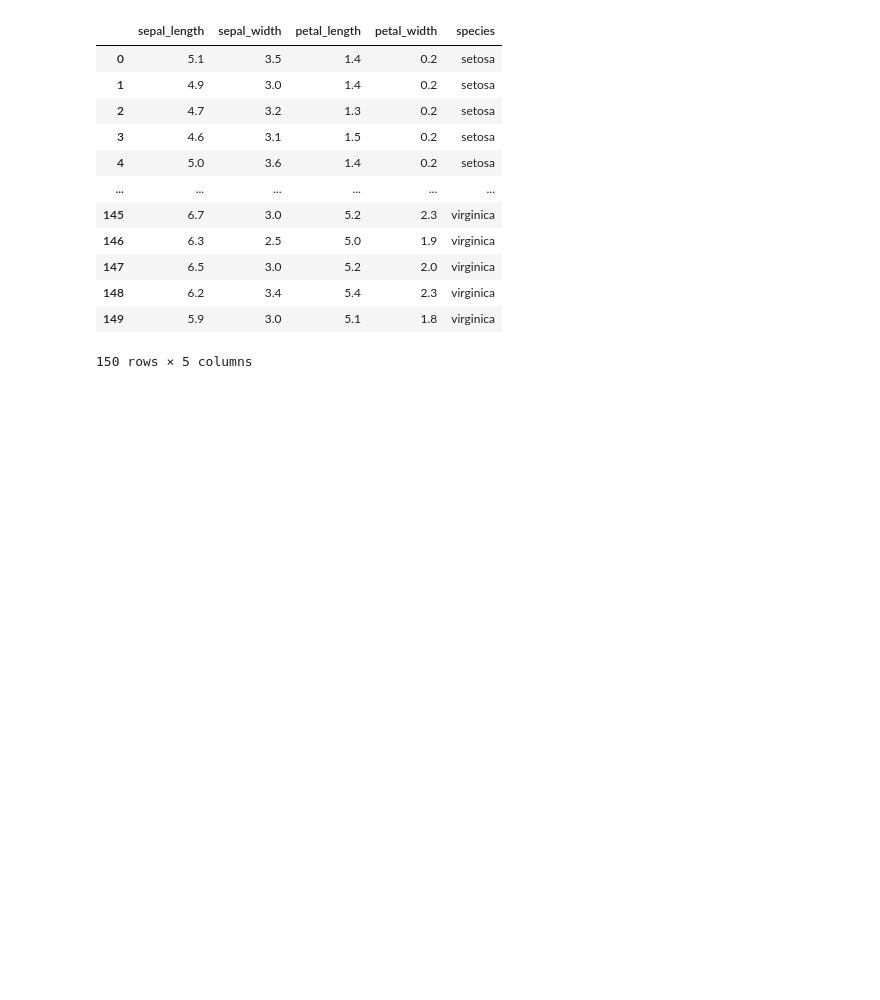
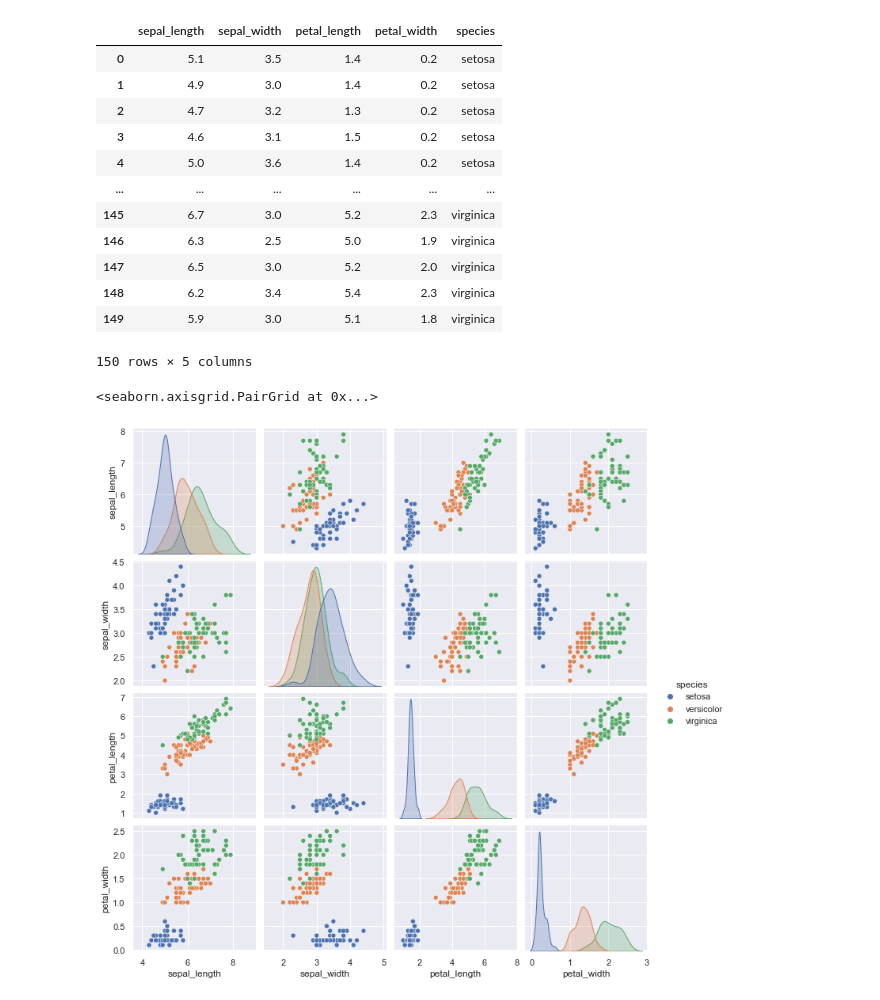
Before and after one commit to KeenWarrior/ml0921-live, a Jupyter notebook: lecture-08/iris.ipynb, the cells around one changed output. Drawn from its saved outputs; the diff is of its cells as text; code cells hidden in the pictures; blank space fills up the shorter version.

```diff
--- a/lecture-08/iris.ipynb
+++ b/lecture-08/iris.ipynb
@@ -23,3 +23,8 @@ iris
 | 148 | 6.2 | 3.4 | 5.4 | 2.3 | virginica |
 | 149 | 5.9 | 3.0 | 5.1 | 1.8 | virginica |
 150 rows × 5 columns
+# %%
+sns.pairplot(iris, hue="species", kind="scatter")
+# %% [output]
+<seaborn.axisgrid.PairGrid at 0x...>
+[figure, added]
```
Also changed, not shown: 3 other files.
